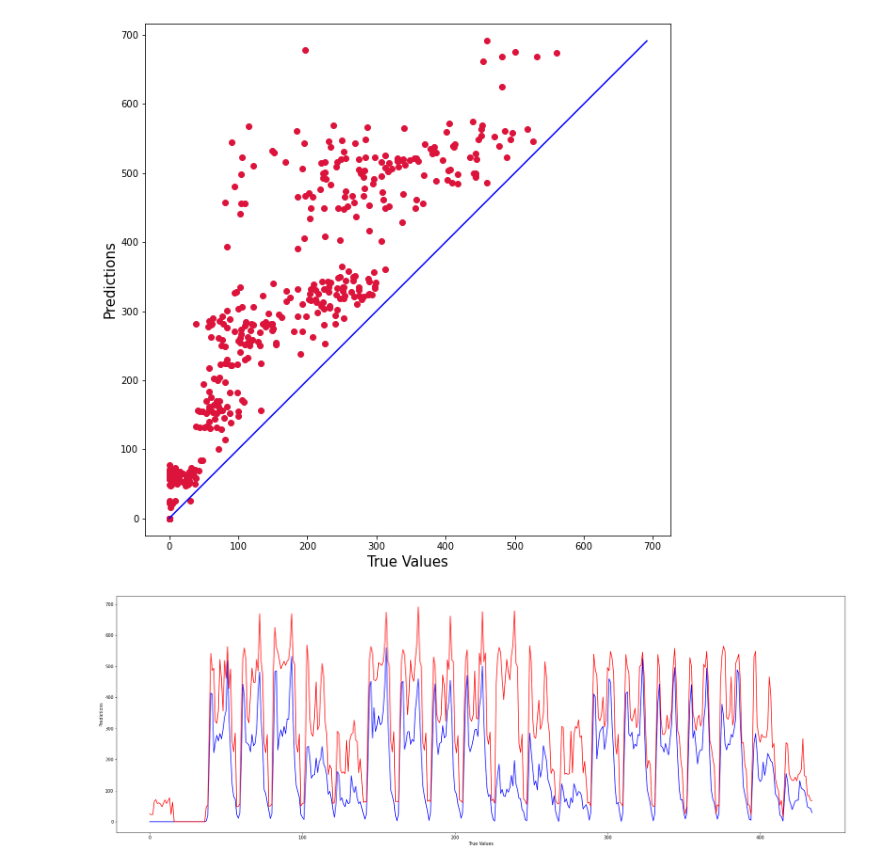
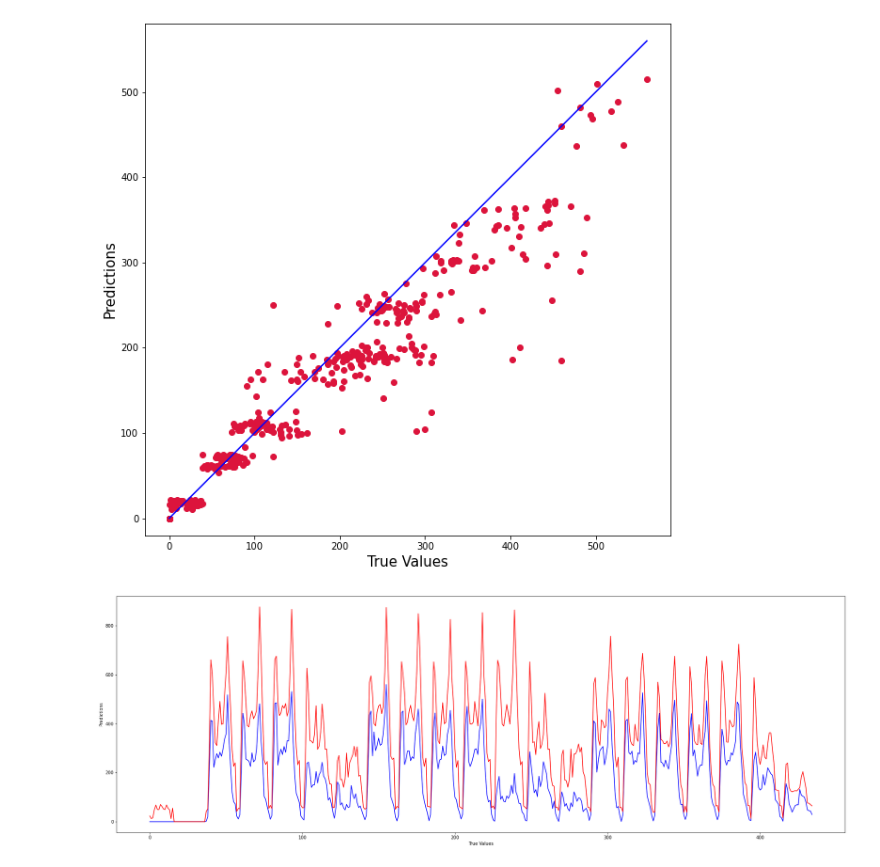
Before and after one commit to medeirosvictor/ds-mobilidade-urbana-fortaleza, a Jupyter notebook: Resultados.ipynb, the cells around one changed output. Saved outputs shown, nothing was run; the diff lists cells and outputs as text; code cells hidden in the pictures.

```diff
--- a/Resultados.ipynb
+++ b/Resultados.ipynb
@@ -57,21 +77,21 @@ plt.show()
 # %%
-data = pd.read_csv('./predict-vs-real/linha41_1mes(3)_2semanas(4)_predict.csv', delimiter=',')
+data = pd.read_csv('./predict-vs-real/linha41_1mes(5)_2semanas(4)_predict.csv', delimiter=',')
 
 real_values = data.validations_per_hour
 predictions = data.validations_per_hour_predicted
 
 plt.figure(figsize=(10,10))
 plt.scatter(real_values, predictions, c='crimson')
 
 p1 = max(max(predictions), max(real_values.values))
 p2 = min(min(predictions), min(real_values.values))
 plt.plot([p1, p2], [p1, p2], 'b-')
 plt.xlabel('True Values', fontsize=15)
 plt.ylabel('Predictions', fontsize=15)
 plt.axis('equal')
 plt.show()
 # %% [output]
-[figure, old version]
+[figure, new version]
 # %%
 plt.figure(figsize=(30, 10))
 plt.plot(range(len(real_values)), real_values, color='blue')
@@ -80,4 +100,4 @@ plt.xlabel('True Values')
 plt.ylabel('Predictions')
 plt.show()
 # %% [output]
-[figure, old version]
+[figure, new version]
```
Also changed, not shown: parts of 6 cells of this notebook, 46 other files.
